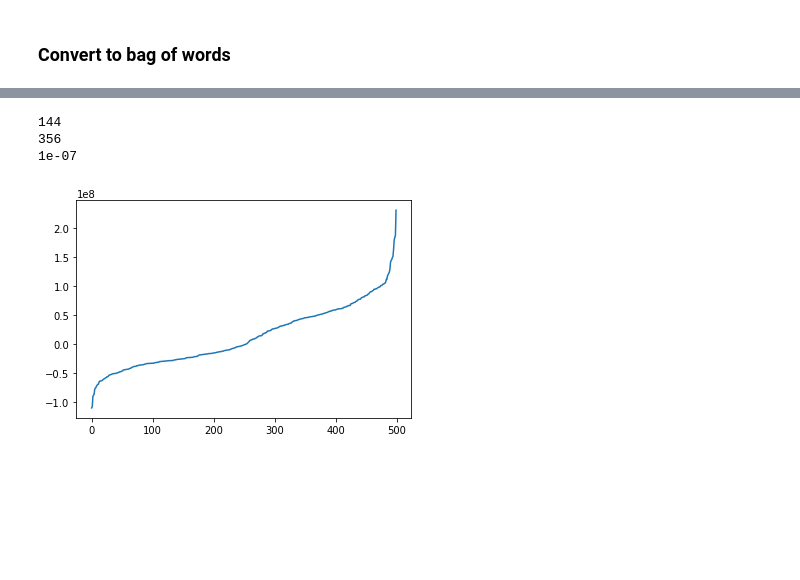
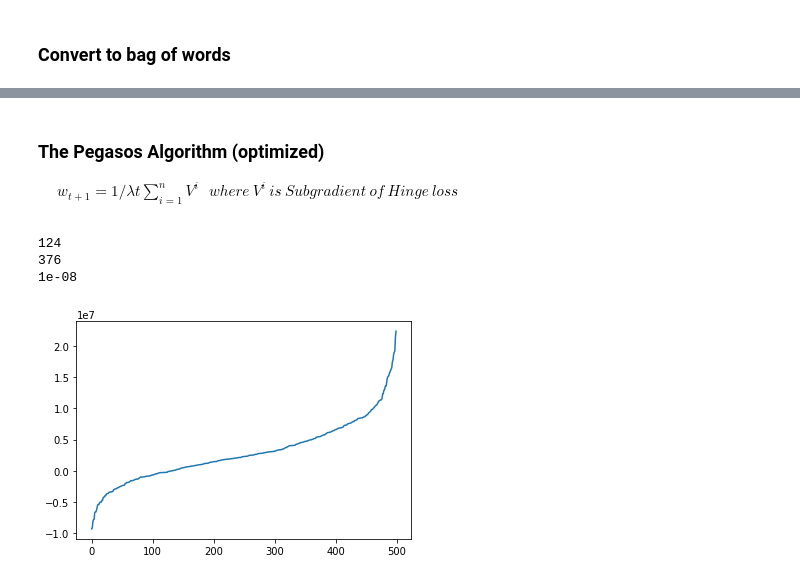
Before and after one commit to edvgha/122, a Jupyter notebook: ml/SVM.ipynb, the cells around one changed output, grey strips where cells are left out. Saved outputs shown, nothing was run; the diff lists cells and outputs as text; code cells hidden in the pictures; blank space fills up the shorter version.

```diff
--- a/ml/SVM.ipynb
+++ b/ml/SVM.ipynb
@@ -104,9 +104,15 @@ def increment(d1, scale, d2):
     for f, v in d2.items():
         d1[f] = d1.get(f, 0) + v * scale
 
-def scalarMult(scale, d2):
-    for f, v in d2.items():
-        d2[f] = scale * d2[f]
+def scalarMult(scale, d):
+    for f, v in d.items():
+        d[f] = scale * d[f]
+
+def scalarMult1(scale, d):
+    r = dict()
+    for f, v in d.items():
+        r[f] = scale * d[f]
+    return r
 # %%
 def _bagOfWords(words):
     from collections import Counter
@@ -120,6 +126,8 @@ train, test = load_from_pickle()
 # %% [markdown]
 ### Convert to bag of words
 # %%
+#Black_list
+black_list = ['i', 'if', 'a', 'so', 'you', 'an','and', 'the', 'to', 'of', 'on', 'with', 'in', 'as', 'is', 'at', 'up', 'be', 'by', 'this', 'are', 'even', 'from', 'it', 'was', 'all', 'for']
 def bagOfWords(data):
     """
     Input : ["a", "b", "c", "a", "b", "b", "c", "d"]
@@ -129,6 +137,10 @@ def bagOfWords(data):
     labels = []
     for d in data:
         di = dict(_bagOfWords(d))
+        for j in black_list:
+            if j in di:
+                del di[j]
+        #filter
         if 1 in di:
             labels.append(1)
             del di[1]
@@ -177,6 +189,28 @@ def pegasos(train, labels, niters, Lambda):
         else:
             scalarMult((1 - 1.0/(i + 1)), w)
     return w
+# %% [markdown]
+### The Pegasos Algorithm  (optimized)
+
+$
+\begin{align}
+&\ \ \ w_{t + 1} = 1/λt \sum_{i=1}^n V^i\ \ \ where\ V^i\ is\ Subgradient\ of\ Hinge\ loss\\
+\end{align}
+$
+# %%
+def pegasos1(train, labels, niters, Lambda):
+    n = len(train)
+    w = dict()
+    theta = dict()
+
+    for i in range(niters):
+        j = np.random.randint(0, n)
+
+        if labels[j] * dotProduct(w, train[j]) < 1:
+            increment(theta, -labels[j], train[j])
+        w = scalarMult1((-1.0/(Lambda * (i + 1))), theta)
+
+    return scalarMult1(-1.0/(Lambda * niters), theta)
 # %%
 test_data, test_labels = bagOfWords(test)
 
@@ -185,7 +219,7 @@ min_failed = len(test_labels)
 max_success = 0
 Lambda = 0
 for l in ll:
-    w = pegasos(train_data, train_labels, 500, l)
+    w = pegasos1(train_data, train_labels, 500, l)
     failed = 0
     success = 0
     for i in range(len(test_labels)):
@@ -203,25 +237,25 @@ print (min_failed)
 print (max_success)
 print (Lambda)
 # %% [output]
-144
-356
-1e-07
+124
+376
+1e-08
 # %%
-w = pegasos(train_data, train_labels, 1000, 1e-07)
+w = pegasos1(train_data, train_labels, 1000, 1e-07)
 scores = []
 fails = []
 for i in range(len(test_labels)):
     score = test_labels[i] * dotProduct(test_data[i], w)
     scores.append(score)
     if score < 1:
         f = test_data[i]
         f[test_labels[i]] = 1
         fails.append(f)
 
 scores.sort()
 %matplotlib inline
 import matplotlib.pyplot as plt
 plt.plot(scores)
 plt.show()
 # %% [output]
-[figure, old version]
+[figure, new version]
```
Also changed, not shown: parts of 3 cells of this notebook, 2 other files.
